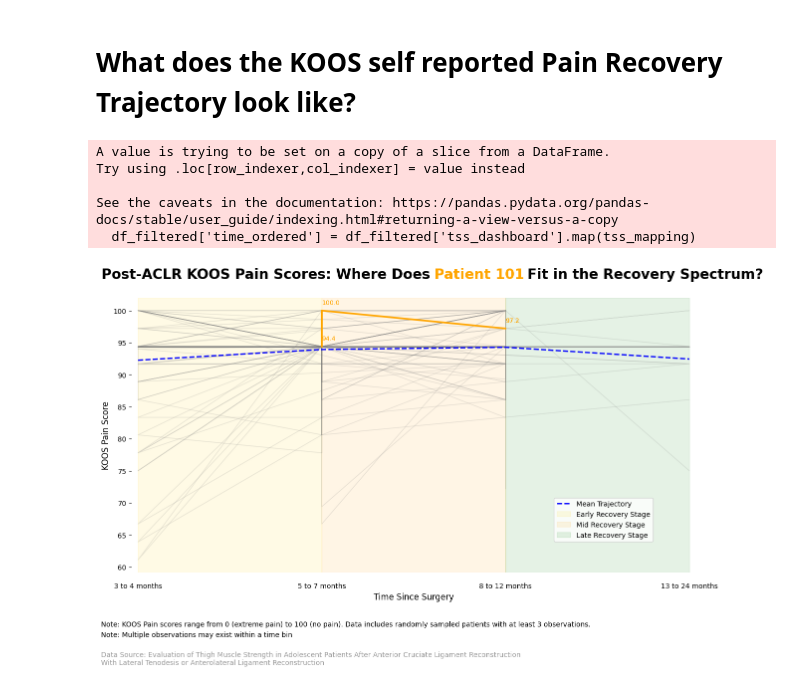
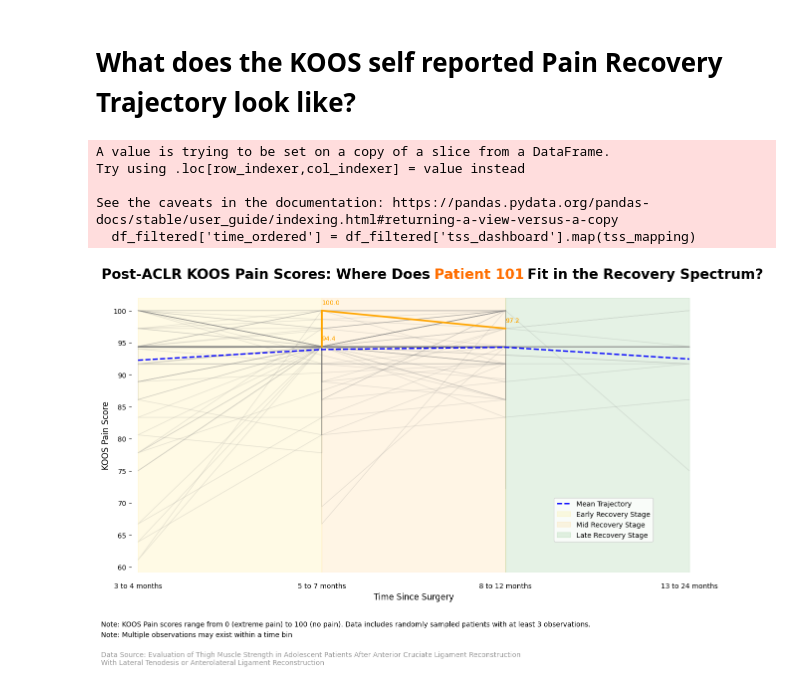
Before and after one commit to JuneWayne/DS2023-Final-Project, a Jupyter notebook: DS2023_Final_Three_Graphs.ipynb, the cells around one changed output. Saved outputs shown, nothing was run; the diff lists cells and outputs as text; code cells hidden in the pictures.

Commit message:
final three graphs

```diff
--- a/DS2023_Final_Three_Graphs.ipynb
+++ b/DS2023_Final_Three_Graphs.ipynb
@@ -359,32 +354,32 @@ for x, y in zip(ben['time_ordered'], ben['koos_pain']):
     plt.text(x, y + 1, f'{y:.1f}', color='orange', fontsize=9, ha='left')
 
 
 # styling
 plt.xticks(ticks=range(len(labels)), labels=labels)
 plt.xlabel('Time Since Surgery',fontsize=12)
 plt.ylabel('KOOS Pain Score', fontsize=12)
 plt.text(-0.2, 105, 'Post-ACLR KOOS Pain Scores: Where Does',fontsize=20, fontweight='bold', ha='left')
-plt.text(1.613, 105, 'Patient 101', fontsize=20, fontweight='bold', ha='left', color='orange')
+plt.text(1.613, 105, 'Patient 101', fontsize=20, fontweight='bold', ha='left', color='#FF6E00')
 plt.text(2.12, 105, 'Fit in the Recovery Spectrum?', fontsize=20, fontweight='bold', ha='left')
 plt.grid(False)
 plt.gca().spines['top'].set_visible(False)
 plt.gca().spines['right'].set_visible(False)
 plt.gca().spines['bottom'].set_visible(False)
 plt.gca().spines['left'].set_visible(False)
 plt.gca().spines['left'].set_position(('outward', -30))
 plt.tick_params(axis='x', which='both', length=0, pad= 15)
 plt.figtext(0.01, -0.05, 'Note: KOOS Pain scores range from 0 (extreme pain) to 100 (no pain). Data includes randomly sampled patients with at least 3 observations.', fontsize=10, ha='left')
 plt.figtext(0.01, -0.08, "Note: Multiple observations may exist within a time bin")
 plt.figtext(0.01, -0.16,"Data Source: Evaluation of Thigh Muscle Strength in Adolescent Patients After Anterior Cruciate Ligament Reconstruction\nWith Lateral Tenodesis or Anterolateral Ligament Reconstruction ",fontsize=10, ha='left', color='#999999')
 
 plt.legend(loc='lower right', bbox_to_anchor=(0.9, 0.1), facecolor="white")
 plt.tight_layout()
 plt.savefig('KOOS_Pain_Recovery_Trajectory.png', dpi=300, bbox_inches='tight', facecolor='white')
 plt.show()
 # %% [output]
 A value is trying to be set on a copy of a slice from a DataFrame.
 Try using .loc[row_indexer,col_indexer] = value instead
 
 See the caveats in the documentation: https://pandas.pydata.org/pandas-docs/stable/user_guide/indexing.html#returning-a-view-versus-a-copy
   df_filtered['time_ordered'] = df_filtered['tss_dashboard'].map(tss_mapping)
-[figure, old version]
+[figure, new version]
```
Also changed, not shown: parts of 1 cell of this notebook.
